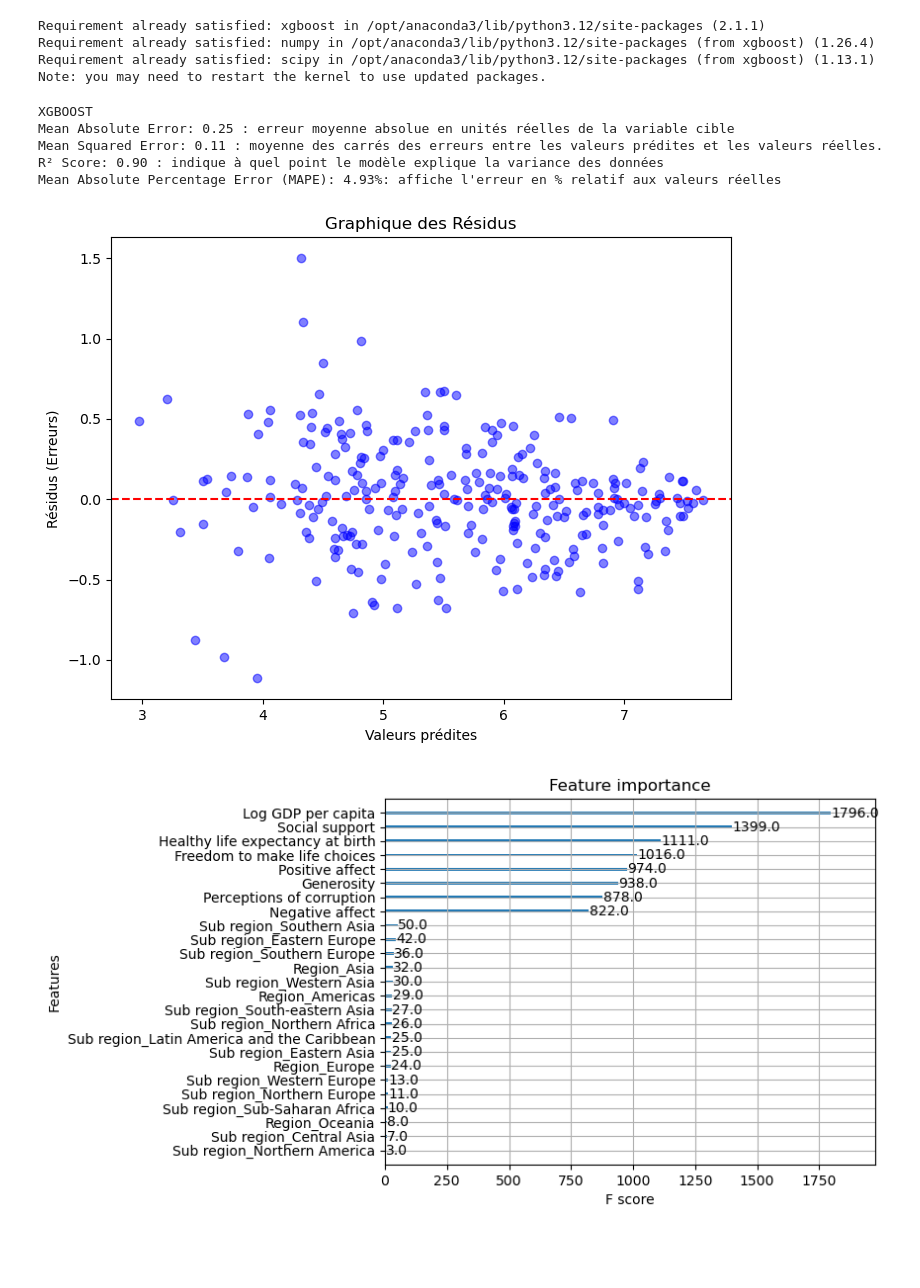
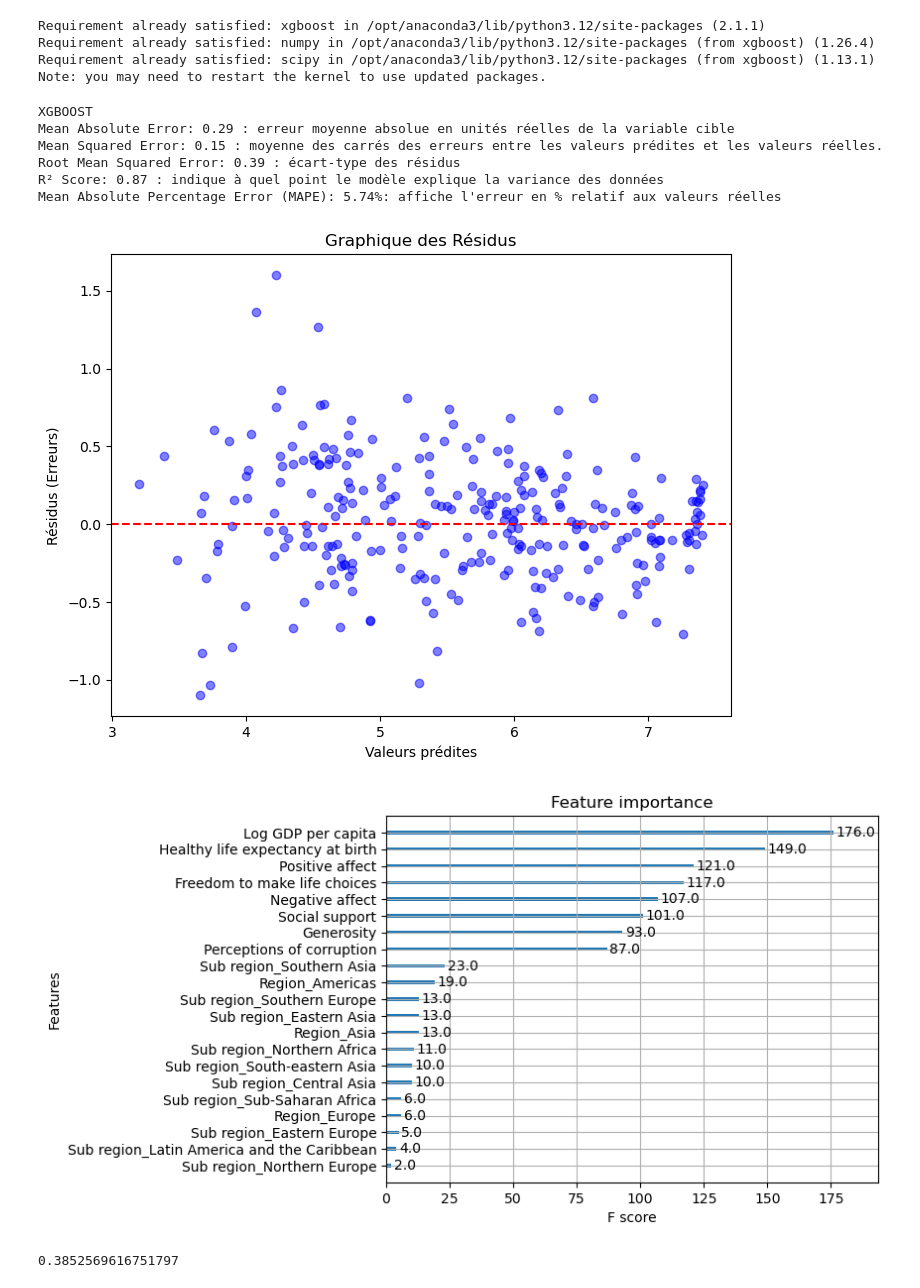
Before and after one commit to FerreJulien/Git-Analyse_du_bien_etre, a Jupyter notebook: Projets/Analyse bien etre_modelisation_thibault.ipynb, the cells around one changed output. Drawn from its saved outputs; the diff is of its cells as text; code cells hidden in the pictures; blank space fills up the shorter version.

```diff
--- a/Projets/Analyse bien etre_modelisation_thibault.ipynb
+++ b/Projets/Analyse bien etre_modelisation_thibault.ipynb
@@ -232,10 +230,19 @@ dtest = xgb.DMatrix(X_test_df, label=y_test, feature_names=list(X_test.columns))
 # %%
-params = {
+dtrain = xgb.DMatrix(X_train, label=y_train, feature_names=list(X_train.columns))
+dtest = xgb.DMatrix(X_test, label=y_test, feature_names=list(X_test.columns))
+
+#Paramètres optimisés (hyper-paramètrage)
+
+params =  {
     'objective': 'reg:squarederror',
     'max_depth': 7,
-    'eta': 0.1,
-    'subsample': 0.8,
-    'colsample_bytree': 0.8,
+    'learning_rate': 0.1,
+    'subsample': 0.9,
+    'colsample_bytree': 0.7,
+    'gamma': 0.2,
+    'reg_alpha': 3.0,
+    'reg_lambda': 7.0,
+    'min_child_weight': 3,
     'seed': 42
 }
 num_boost_round = 150
@@ -244,38 +251,42 @@ model = xgb.train(params, dtrain, num_boost_round)
 y_pred = model.predict(dtest)
 # %%
 mse = mean_squared_error(y_test, y_pred)
-rmse = np.sqrt(0.14)
+rmse = np.sqrt(mse)
 mae = mean_absolute_error(y_test, y_pred)
 r2 = r2_score(y_test, y_pred)
 explained_var = explained_variance_score(y_test, y_pred)
 mape = mean_absolute_percentage_error(y_test, y_pred)
 medae = median_absolute_error(y_test, y_pred)
 dw_stat = sm.stats.stattools.durbin_watson(y_test - y_pred)
 
 print("XGBOOST")
 print(f"Mean Absolute Error: {mae:.2f}", ": erreur moyenne absolue en unités réelles de la variable cible")
 print(f"Mean Squared Error: {mse:.2f}", ": moyenne des carrés des erreurs entre les valeurs prédites et les valeurs réelles.")
+print(f"Root Mean Squared Error: {rmse:.2f}", ": écart-type des résidus")
 print(f"R² Score: {r2:.2f}", ": indique à quel point le modèle explique la variance des données ")
 print(f"Mean Absolute Percentage Error (MAPE): {mape:.2%}" ": affiche l'erreur en % relatif aux valeurs réelles ")
 
 # Graphique des résidus
 plt.figure(figsize=(8, 6))
 plt.scatter(y_pred, y_test - y_pred, color='blue', alpha=0.5)
 plt.axhline(y=0, color='red', linestyle='--')
 plt.xlabel('Valeurs prédites')
 plt.ylabel('Résidus (Erreurs)')
 plt.title('Graphique des Résidus')
 plt.show()
 
 #Feature importance
 y_pred = model.predict(dtest)
 xgb.plot_importance(model)
 plt.show()
+print(rmse)
 # %% [output]
 XGBOOST
-Mean Absolute Error: 0.25 : erreur moyenne absolue en unités réelles de la variable cible
-Mean Squared Error: 0.11 : moyenne des carrés des erreurs entre les valeurs prédites et les valeurs réelles.
-R² Score: 0.90 : indique à quel point le modèle explique la variance des données
-Mean Absolute Percentage Error (MAPE): 4.93%: affiche l'erreur en % relatif aux valeurs réelles
+Mean Absolute Error: 0.29 : erreur moyenne absolue en unités réelles de la variable cible
+Mean Squared Error: 0.15 : moyenne des carrés des erreurs entre les valeurs prédites et les valeurs réelles.
+Root Mean Squared Error: 0.39 : écart-type des résidus
+R² Score: 0.87 : indique à quel point le modèle explique la variance des données
+Mean Absolute Percentage Error (MAPE): 5.74%: affiche l'erreur en % relatif aux valeurs réelles
-[figure, old version]
+[figure, new version]
-[figure, old version]
+[figure, new version]
+0.3852569616751797
```
Also changed, not shown: parts of 15 cells of this notebook.
